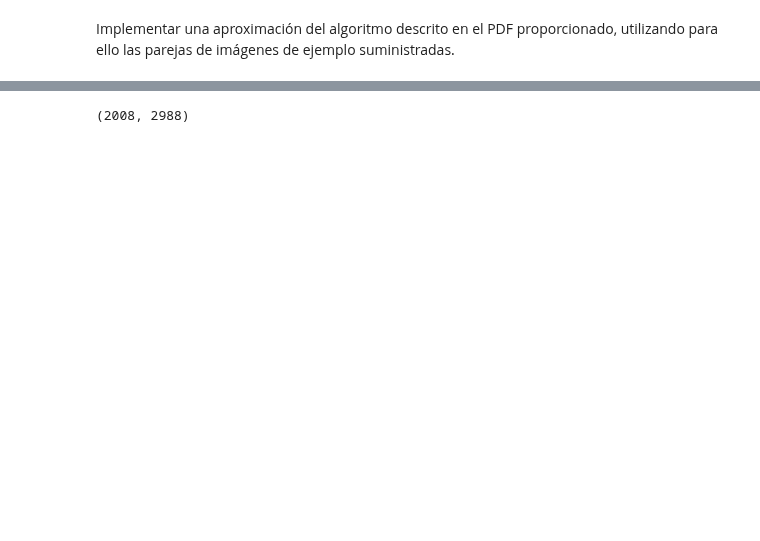
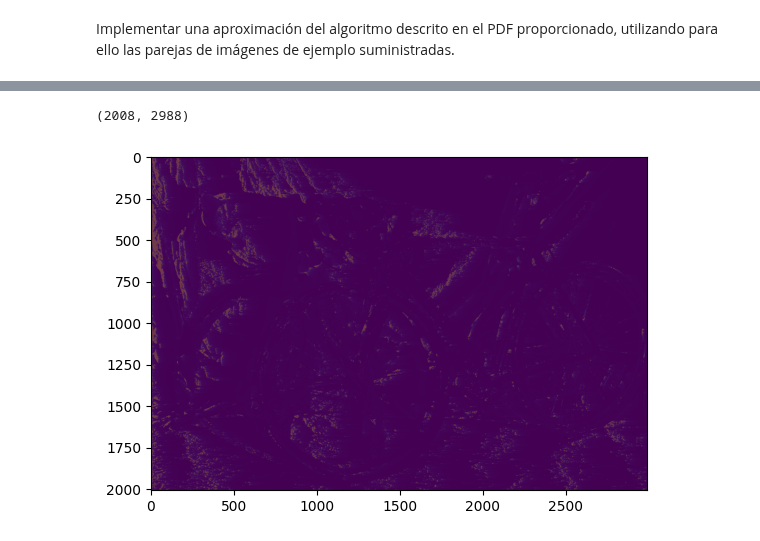
Before and after one commit to lunahernandez/PIAV, a Jupyter notebook: 08/algoritmo.ipynb, the cells around one changed output, grey strips where cells are left out. Drawn from its saved outputs; the diff is of its cells as text; code cells hidden in the pictures; blank space fills up the shorter version.

```diff
--- a/08/algoritmo.ipynb
+++ b/08/algoritmo.ipynb
@@ -16,6 +16,7 @@ plt.show()
 # %%
 import numpy as np
 import math
+import matplotlib.pyplot as plt
 
 def new_image_like(img1):
     """Crea un lienzo nuevo para guardar los valores de profundidad."""
@@ -31,46 +32,71 @@ def get_feature_descriptor(img, i, j):
 
     y1 = max(0, j - 2)
     y2 = min(img.shape[0], j + 3)
 
     mask = img[y1:y2, x1:x2]
     return mask
 
 def columns(img):
     return img.shape[-1]
 
 def score_feature_match(f_ij, f_i2j):
     """Calcula la diferencia entre dos ventanas."""
+    # Pequeña seguridad por si los bordes generan ventanas de distinto tamaño
+    if f_ij.shape != f_i2j.shape:
+        return np.inf
     return math.dist(f_ij.ravel(), f_i2j.ravel())
 
-def compute_depth(img1, img2, diff_x, f, p):
+# Se añade ndisp a los argumentos
+def compute_depth(img1, img2, diff_x, f, p, ndisp, step=1):
     depth = new_image_like(img1)
     print(depth.shape)
     pixels = pixels_from_img1(img1)
-    width, height = img1.shape
-    width2, _ = img2.shape
-    for i in range(3, width-2):
-        for j in range(3, height-2):
+
+    # CORRECCIÓN 1: NumPy devuelve (height, width), no al revés.
+    height, width = img1.shape
+    width2 = img2.shape[1] # width es la segunda dimensión
+
+    for i in range(3, width-2, step):
+        for j in range(3, height-2, step):
             f_ij = get_feature_descriptor(img1, i, j)
             best_score = np.inf
             best_i = np.nan
-            for i2 in range(3, width2-2):
+
+            # ndisp ahora viene de los argumentos
+            start_search = max(3, i - ndisp)
+
+            for i2 in range(start_search, i):
                 f_i2j = get_feature_descriptor(img2, i2, j)
                 score = score_feature_match(f_ij, f_i2j)
                 if score < best_score:
                     best_score = score
                     best_i = i2
-            depth[i, j] = f * p * diff_x / (i - best_i + EPSILON)
+
+            # CORRECCIÓN 2: En numpy es [fila, col] -> [j, i]
+            # Si best_i es NaN (no encontró nada), no calculamos
+            if not np.isnan(best_i):
+                denom = (i - best_i)
+                if abs(denom) > EPSILON:
+                     depth[j, i] = f * p * diff_x / denom
     return depth
 
-f= 5299.313
-width=2988
-height=2008
-doffs=174.186
-baseline=177.288 #in mm
-ndisp=180
-p = 1 # CAMBIAR
+f = 5299.313
+# width y height ya se calculan bien dentro de la función
+doffs = 174.186
+baseline = 177.288 # in mm
+ndisp = 180
+p = 1
 EPSILON = 0.000001
-depth_img = compute_depth(img1, img2, baseline, f, p)
-plt.imshow(depth_img)
+step = 2
+
+# Verificamos que las imágenes estén cargadas antes de llamar
+if 'img1' in locals() and 'img2' in locals():
+    # Se pasa ndisp en la llamada
+    depth_img = compute_depth(img1, img2, baseline, f, p, ndisp, step)
+    plt.imshow(depth_img)
+    plt.show()
+else:
+    print("Por favor carga 'img1' e 'img2' antes de ejecutar.")
 # %% [output]
 (2008, 2988)
+[figure, added]
```
Also changed, not shown: parts of 2 cells of this notebook.
